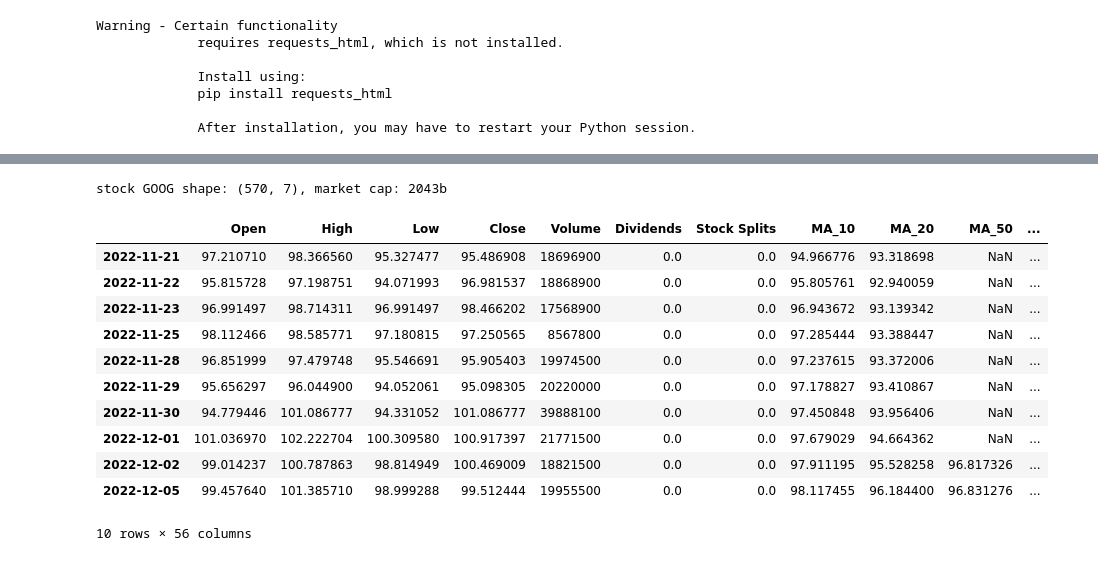
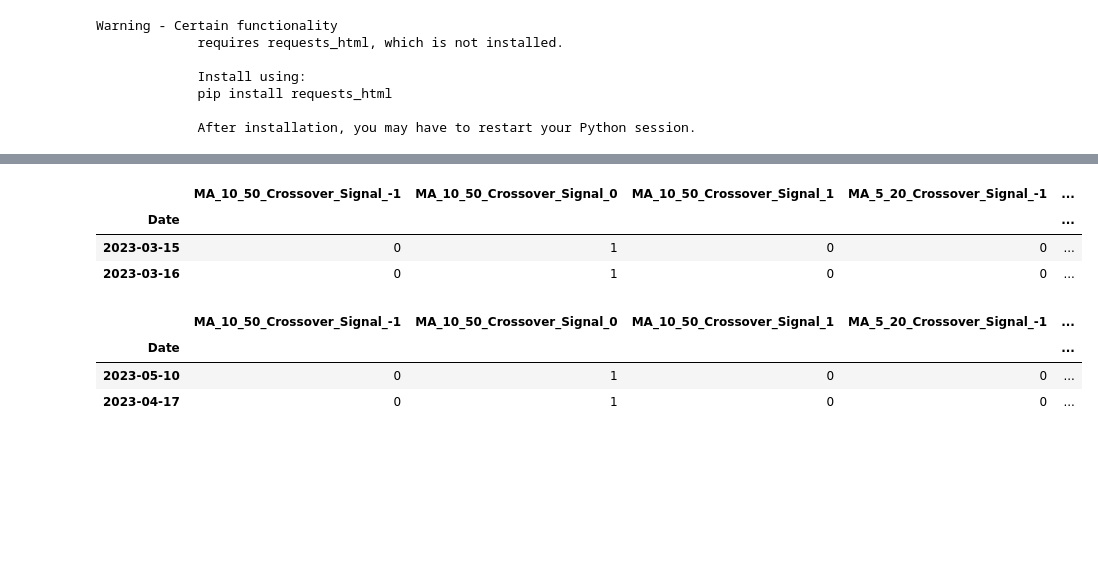
Before and after one commit to junqiangzhou/Quant-Modeling, a Jupyter notebook: visualize.ipynb, the cells around one changed output, grey strips where cells are left out. Cells and saved outputs as stored; diff of their text form; code cells hidden in the pictures; blank space fills up the shorter version.

```diff
--- a/visualize.ipynb
+++ b/visualize.ipynb
@@ -111,27 +92,18 @@ Warning - Certain functionality
-# %%
-stock = "GOOG"
-start_date = "2023-01-01"
-end_date = "2024-12-31"
-# df = download_data(stock, start_date, end_date)
-
-df = create_dataset_with_labels(stock,
-                                start_date,
-                                end_date,
-                                vis=False)
-# %% [output]
-stock GOOG shape: (570, 7), market cap: 2043b
-# %%
-df.head(10)
-# %% [output]
-|  | Open | High | Low | Close | Volume | Dividends | Stock Splits | MA_10 | MA_20 | MA_50 | ... |
-| 2022-11-21 | 97.210710 | 98.366560 | 95.327477 | 95.486908 | 18696900 | 0.0 | 0.0 | 94.966776 | 93.318698 | NaN | ... |
-| 2022-11-22 | 95.815728 | 97.198751 | 94.071993 | 96.981537 | 18868900 | 0.0 | 0.0 | 95.805761 | 92.940059 | NaN | ... |
-| 2022-11-23 | 96.991497 | 98.714311 | 96.991497 | 98.466202 | 17568900 | 0.0 | 0.0 | 96.943672 | 93.139342 | NaN | ... |
-| 2022-11-25 | 98.112466 | 98.585771 | 97.180815 | 97.250565 | 8567800 | 0.0 | 0.0 | 97.285444 | 93.388447 | NaN | ... |
-| 2022-11-28 | 96.851999 | 97.479748 | 95.546691 | 95.905403 | 19974500 | 0.0 | 0.0 | 97.237615 | 93.372006 | NaN | ... |
-| 2022-11-29 | 95.656297 | 96.044900 | 94.052061 | 95.098305 | 20220000 | 0.0 | 0.0 | 97.178827 | 93.410867 | NaN | ... |
-| 2022-11-30 | 94.779446 | 101.086777 | 94.331052 | 101.086777 | 39888100 | 0.0 | 0.0 | 97.450848 | 93.956406 | NaN | ... |
-| 2022-12-01 | 101.036970 | 102.222704 | 100.309580 | 100.917397 | 21771500 | 0.0 | 0.0 | 97.679029 | 94.664362 | NaN | ... |
-| 2022-12-02 | 99.014237 | 100.787863 | 98.814949 | 100.469009 | 18821500 | 0.0 | 0.0 | 97.911195 | 95.528258 | 96.817326 | ... |
-| 2022-12-05 | 99.457640 | 101.385710 | 98.999288 | 99.512444 | 19955500 | 0.0 | 0.0 | 98.117455 | 96.184400 | 96.831276 | ... |
-10 rows × 56 columns
+# %%
+columns = df_test.columns
+columns = [column for column in columns if "trend" in column or column in feature_names[18:]]
+display(df_test.loc[['2023-03-15', '2023-03-16'], columns[6:-12]])
+# %% [output]
+|  | MA_10_50_Crossover_Signal_-1 | MA_10_50_Crossover_Signal_0 | MA_10_50_Crossover_Signal_1 | MA_5_20_Crossover_Signal_-1 | ... |
+| Date |  |  |  |  | ... |
+| 2023-03-15 | 0 | 1 | 0 | 0 | ... |
+| 2023-03-16 | 0 | 1 | 0 | 0 | ... |
+# %%
+columns = df_test.columns
+columns = [column for column in columns if "trend" in column or column in feature_names[18:]]
+display(df_test.loc[['2023-05-10', '2023-04-17'], columns[6:-12]])
+# %% [output]
+|  | MA_10_50_Crossover_Signal_-1 | MA_10_50_Crossover_Signal_0 | MA_10_50_Crossover_Signal_1 | MA_5_20_Crossover_Signal_-1 | ... |
+| Date |  |  |  |  | ... |
+| 2023-05-10 | 0 | 1 | 0 | 0 | ... |
+| 2023-04-17 | 0 | 1 | 0 | 0 | ... |
```
Also changed, not shown: parts of 10 cells of this notebook, 11 other files.
